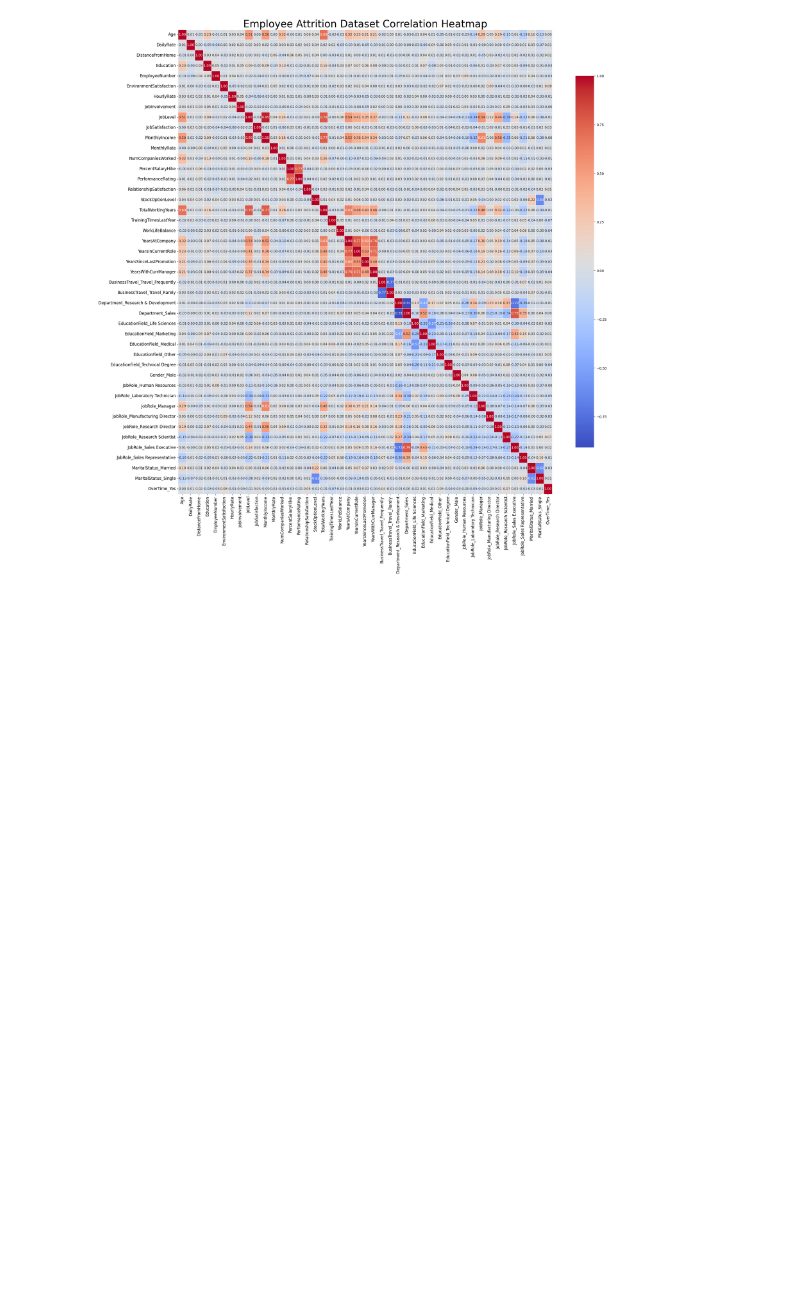
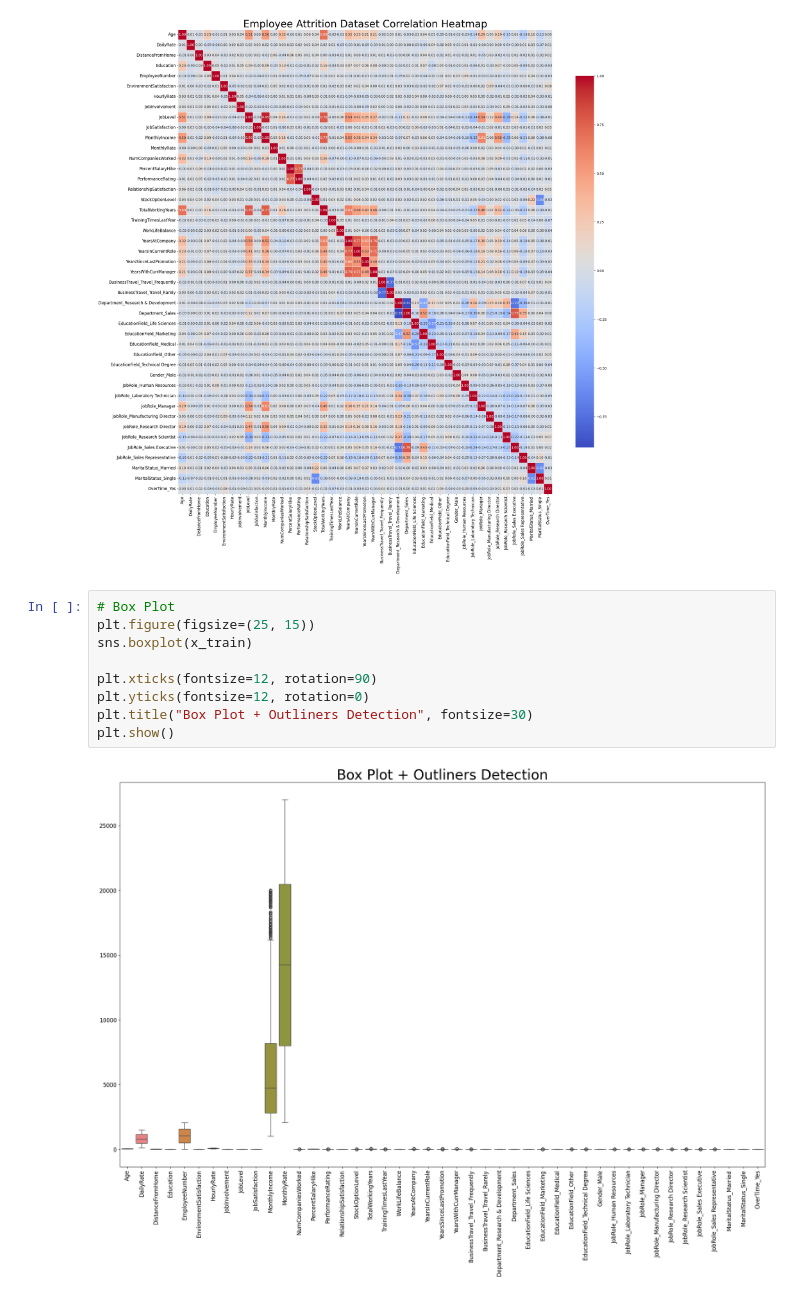
Before and after one commit to sujainyadav/-Employee-Attrition-Performance, a Jupyter notebook: Employee Attrition & Performance .ipynb, the cells around one changed output. Cells and saved outputs as stored; diff of their text form; blank space fills up the shorter version.

```diff
--- a/Employee Attrition & Performance .ipynb
+++ b/Employee Attrition & Performance .ipynb
@@ -363,3 +367,14 @@ plt.title("Employee Attrition Dataset Correlation Heatmap", fontsize=30)
 plt.show()
 # %% [output]
 [figure]
+# %%
+# Box Plot
+plt.figure(figsize=(25, 15))
+sns.boxplot(x_train)
+
+plt.xticks(fontsize=12, rotation=90)
+plt.yticks(fontsize=12, rotation=0)
+plt.title("Box Plot + Outliners Detection", fontsize=30)
+plt.show()
+# %% [output]
+[figure, added]
```
Also changed, not shown: parts of 10 cells of this notebook.
